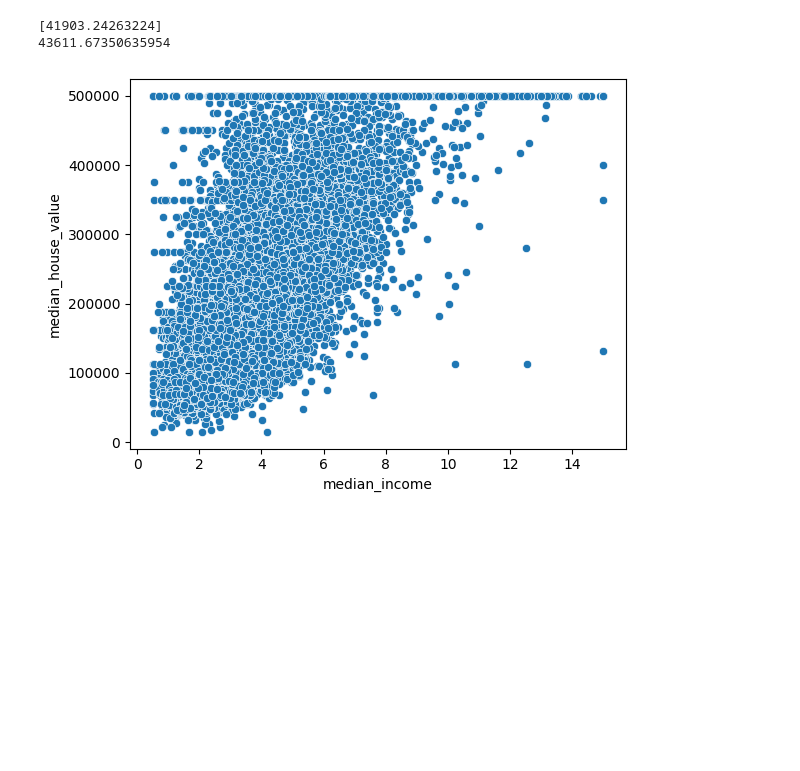
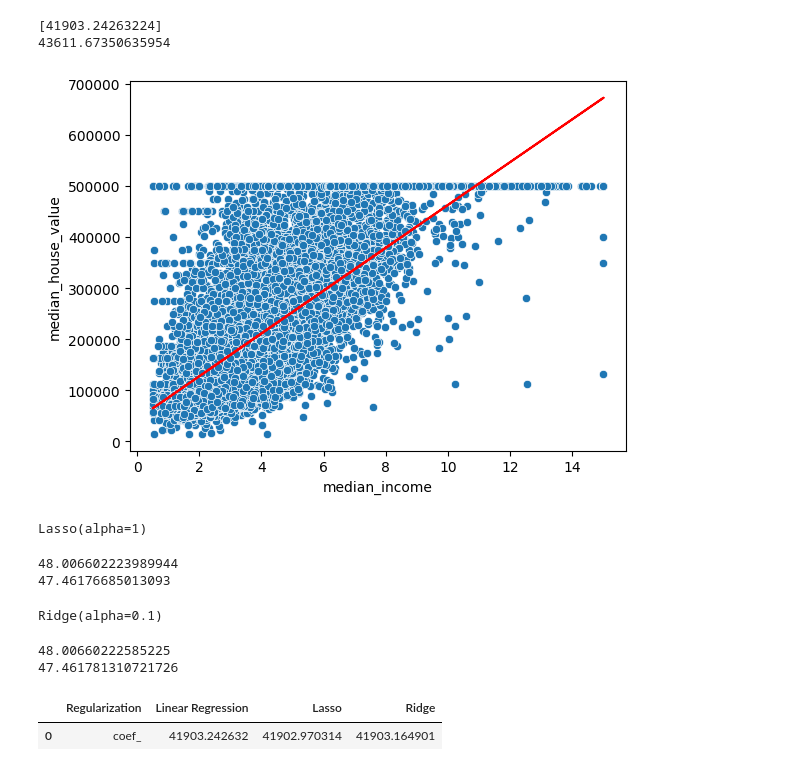
Before and after one commit to AftabQuant/Machine-Learning-Chronicles, a Jupyter notebook: Machine Learning Hub/ML Algo/Supervised ML 1.ipynb, the cells around one changed output. Saved outputs shown, nothing was run; the diff lists cells and outputs as text; code cells hidden in the pictures; blank space fills up the shorter version.

```diff
--- a/Machine Learning Hub/ML Algo/Supervised ML 1.ipynb
+++ b/Machine Learning Hub/ML Algo/Supervised ML 1.ipynb
@@ -173,7 +179,7 @@ print(lr.intercept_)
 43611.67350635954
 # %%
 sns.scatterplot(data=df, x='median_income', y='median_house_value')
-plt.pl
+plt.plot(df['median_income'], lr.predict(x), c='red')
 plt.show()
 # %% [output]
-[figure, old version]
+[figure, new version]
@@ -179,0 +188,22 @@ plt.show()
+# %%
+ls = Lasso(alpha=1)
+ls.fit(x_train, y_train)
+# %% [output]
+Lasso(alpha=1)
+# %%
+print(ls.score(x_train, y_train)*100)
+print(ls.score(x_test, y_test)*100)
+# %% [output]
+48.006602223989944
+47.46176685013093
+# %%
+rd = Ridge(alpha=0.1)
+rd.fit(x_train, y_train)
+# %% [output]
+Ridge(alpha=0.1)
+# %%
+print(rd.score(x_train, y_train)*100)
+print(rd.score(x_test, y_test)*100)
+# %% [output]
+48.00660222585225
+47.461781310721726
@@ -179,0 +215,5 @@ plt.show()
+# %%
+error
+# %% [output]
+|  | Regularization | Linear Regression | Lasso | Ridge |
+| 0 | coef_ | 41903.242632 | 41902.970314 | 41903.164901 |
```
Also changed, not shown: parts of 3 cells of this notebook.
